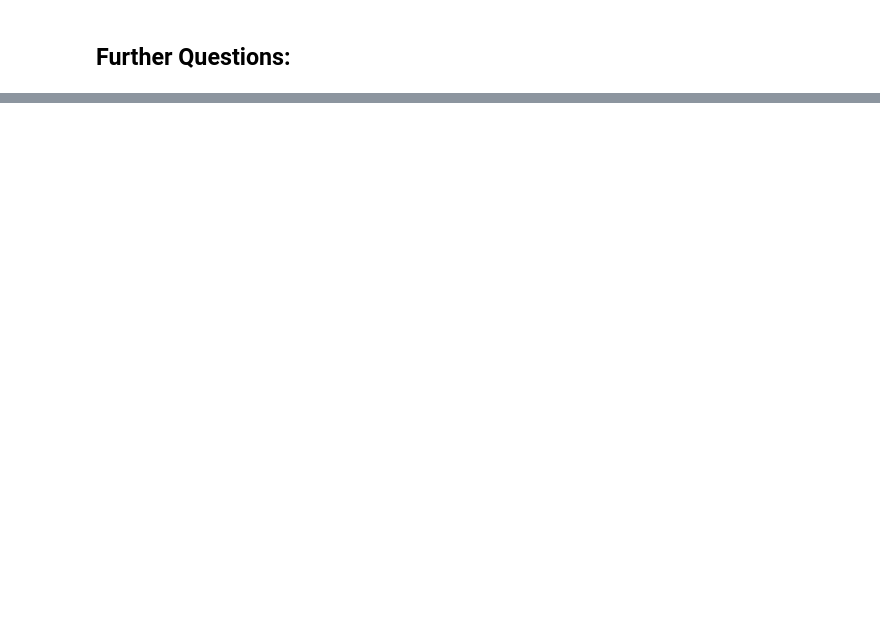
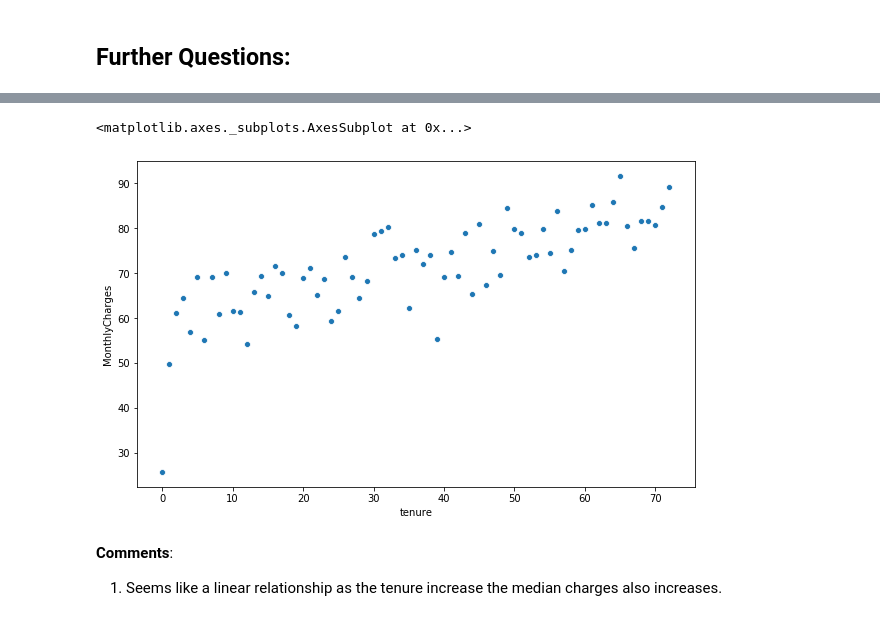
Before and after one commit to sehan10/Churn-Analysis, a Jupyter notebook: EDA.ipynb, the cells around one changed output, grey strips where cells are left out. Saved outputs shown, nothing was run; the diff lists cells and outputs as text; code cells hidden in the pictures; blank space fills up the shorter version.

```diff
--- a/EDA.ipynb
+++ b/EDA.ipynb
@@ -339,0 +434,9 @@ __Observation__:
+# %%
+fig, ax = plt.subplots(figsize=(10,6))
+sns.scatterplot(x='tenure',y='MonthlyCharges', data=agg)
+# %% [output]
+<matplotlib.axes._subplots.AxesSubplot at 0x...>
+[figure, added]
+# %% [markdown]
+__Comments__:
+1. Seems like a linear relationship as the tenure increase the median charges also increases.
```
Also changed, not shown: parts of 63 cells of this notebook.
